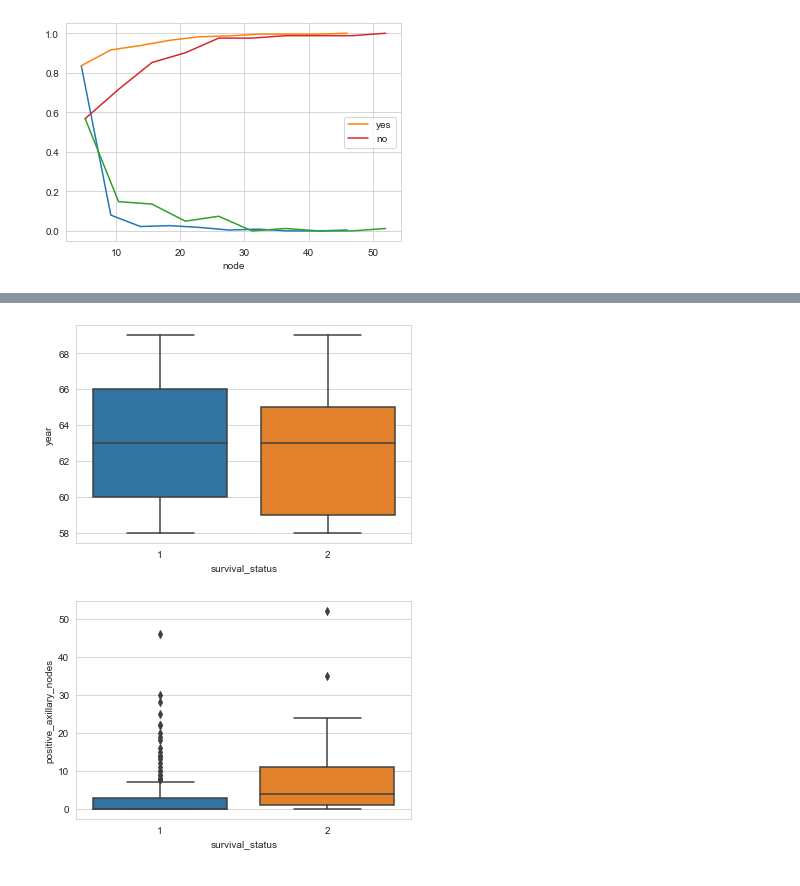
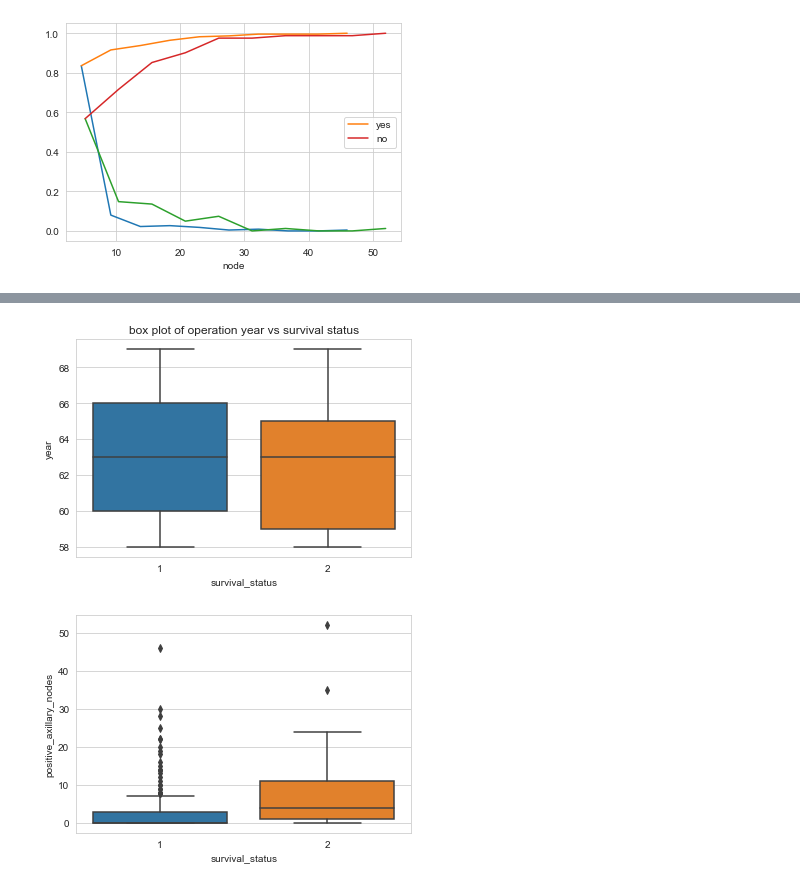
Before and after one commit to khrcmukesh2012/iris-dataset-analysis, a Jupyter notebook: EDA/haberman.ipynb, the cells around one changed output, grey strips where cells are left out. Cells and saved outputs as stored; diff of their text form; code cells hidden in the pictures.

```diff
--- a/EDA/haberman.ipynb
+++ b/EDA/haberman.ipynb
@@ -141,9 +169,9 @@ plt.show()
 # %%
 sns.set_style("whitegrid")
-sns.boxplot(x="survival_status",y="year",data=dataset)
+sns.boxplot(x="survival_status",y="year",data=dataset).set_title("box plot of operation year vs survival status")
 plt.show()
 # %% [output]
-[figure, old version]
+[figure, new version]
 # %%
 sns.set_style("whitegrid")
 sns.boxplot(x="survival_status",y="positive_axillary_nodes",data=dataset)
```
Also changed, not shown: parts of 17 cells of this notebook, 15 other files.
